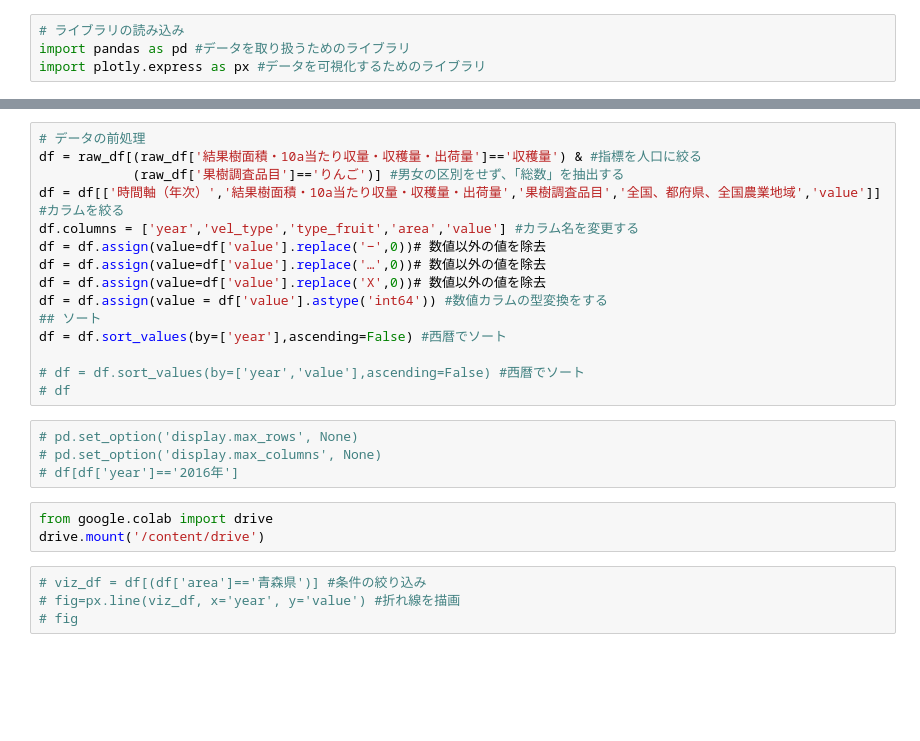
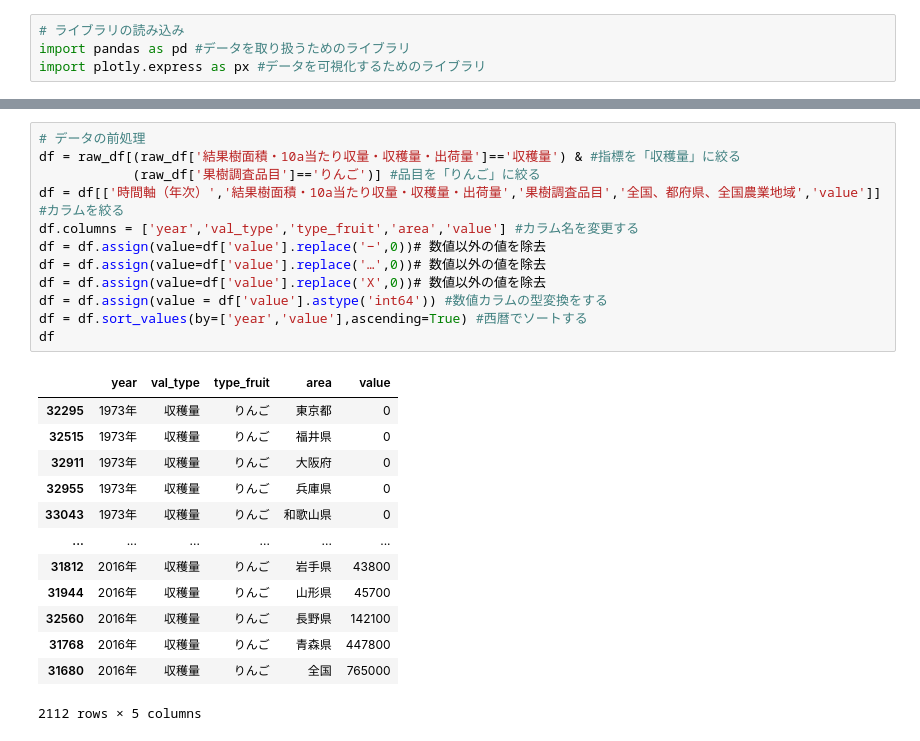
Before and after one commit to umedadada/nikkei_software_202407, a Jupyter notebook: 2024_nikkei_02.ipynb, the cells around one changed output, grey strips where cells are left out. Drawn from its saved outputs; the diff is of its cells as text; blank space fills up the shorter version.

```diff
--- a/2024_nikkei_02.ipynb
+++ b/2024_nikkei_02.ipynb
@@ -32,29 +50,29 @@ memory usage: 7.3+ MB
 # %%
 # データの前処理
-df = raw_df[(raw_df['結果樹面積・10a当たり収量・収穫量・出荷量']=='収穫量') & #指標を人口に絞る
-            (raw_df['果樹調査品目']=='りんご')] #男女の区別をせず、「総数」を抽出する
+df = raw_df[(raw_df['結果樹面積・10a当たり収量・収穫量・出荷量']=='収穫量') & #指標を「収穫量」に絞る
+            (raw_df['果樹調査品目']=='りんご')] #品目を「りんご」に絞る
 df = df[['時間軸（年次）','結果樹面積・10a当たり収量・収穫量・出荷量','果樹調査品目','全国、都府県、全国農業地域','value']] #カラムを絞る
-df.columns = ['year','vel_type','type_fruit','area','value'] #カラム名を変更する
+df.columns = ['year','val_type','type_fruit','area','value'] #カラム名を変更する
 df = df.assign(value=df['value'].replace('−',0))# 数値以外の値を除去
 df = df.assign(value=df['value'].replace('…',0))# 数値以外の値を除去
 df = df.assign(value=df['value'].replace('X',0))# 数値以外の値を除去
 df = df.assign(value = df['value'].astype('int64')) #数値カラムの型変換をする
-## ソート
-df = df.sort_values(by=['year'],ascending=False) #西暦でソート
-
-# df = df.sort_values(by=['year','value'],ascending=False) #西暦でソート
-# df
+df = df.sort_values(by=['year','value'],ascending=True) #西暦でソートする
+df
+# %% [output]
+|  | year | val_type | type_fruit | area | value |
+| 32295 | 1973年 | 収穫量 | りんご | 東京都 | 0 |
+| 32515 | 1973年 | 収穫量 | りんご | 福井県 | 0 |
+| 32911 | 1973年 | 収穫量 | りんご | 大阪府 | 0 |
+| 32955 | 1973年 | 収穫量 | りんご | 兵庫県 | 0 |
+| 33043 | 1973年 | 収穫量 | りんご | 和歌山県 | 0 |
+| ... | ... | ... | ... | ... | ... |
+| 31812 | 2016年 | 収穫量 | りんご | 岩手県 | 43800 |
+| 31944 | 2016年 | 収穫量 | りんご | 山形県 | 45700 |
+| 32560 | 2016年 | 収穫量 | りんご | 長野県 | 142100 |
+| 31768 | 2016年 | 収穫量 | りんご | 青森県 | 447800 |
+| 31680 | 2016年 | 収穫量 | りんご | 全国 | 765000 |
+2112 rows × 5 columns
-# %%
-# pd.set_option('display.max_rows', None)
-# pd.set_option('display.max_columns', None)
-# df[df['year']=='2016年']
-# %%
-from google.colab import drive
-drive.mount('/content/drive')
-# %%
-# viz_df = df[(df['area']=='青森県')] #条件の絞り込み
-# fig=px.line(viz_df, x='year', y='value') #折れ線を描画
-# fig
 # %%
 # 調査年の範囲を調べる
 print([min(df['year']),max(df['year'])])
```
Also changed, not shown: parts of 16 cells of this notebook.
